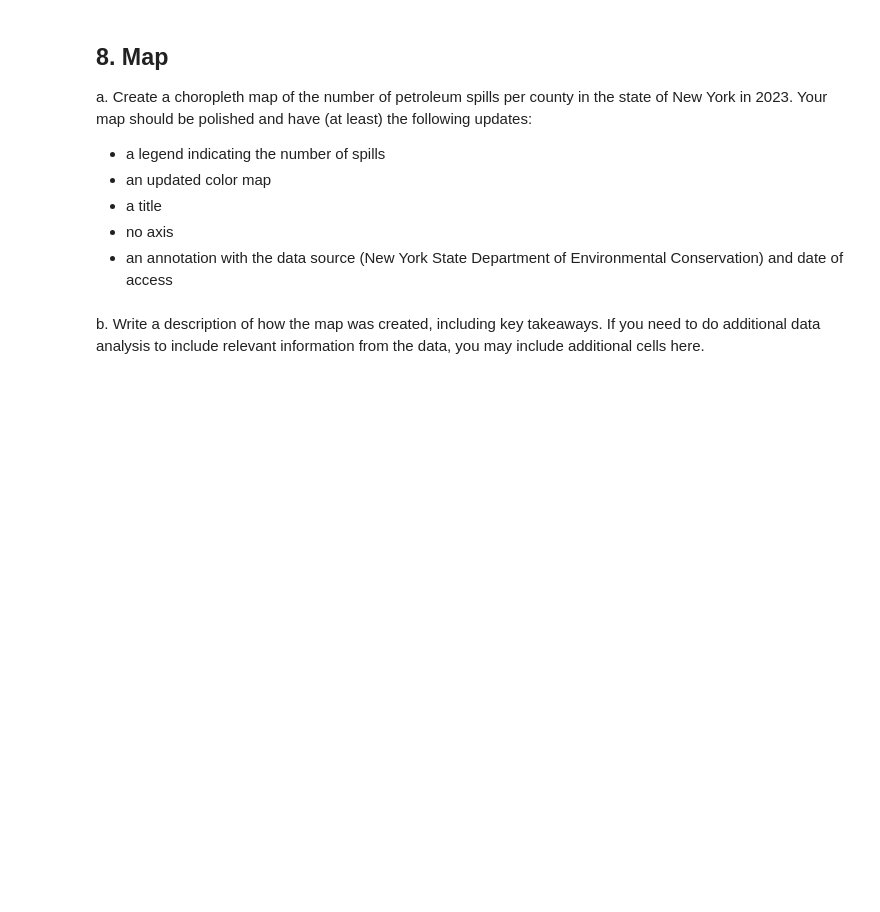
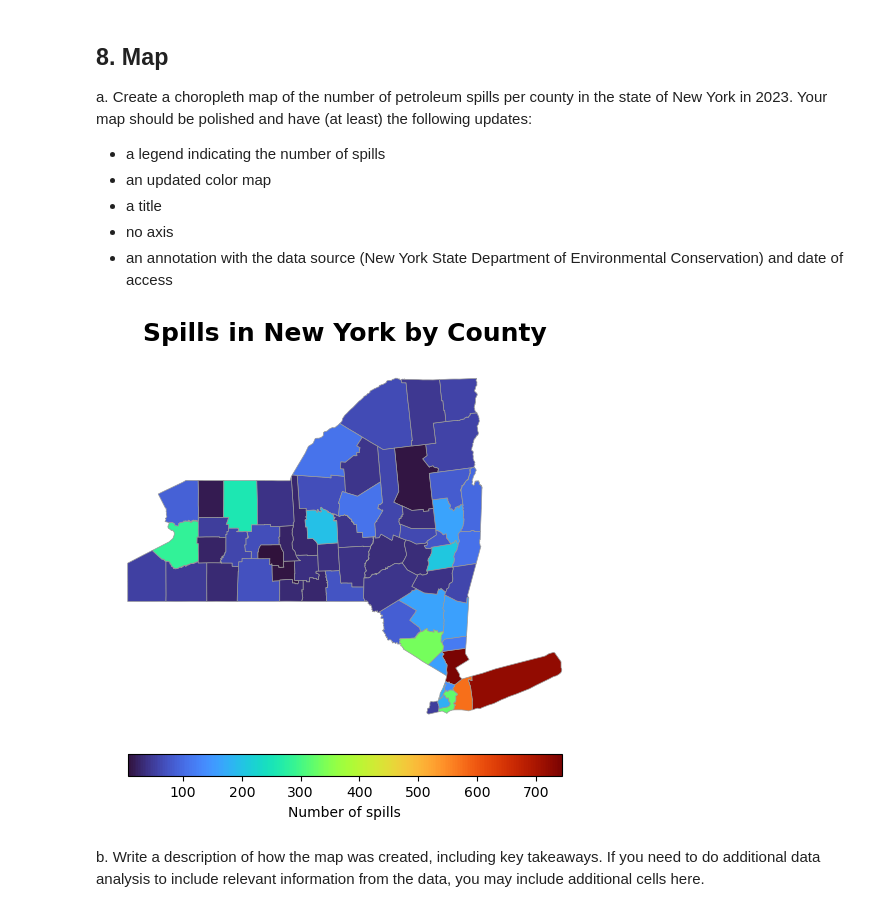
Before and after one commit to sofiiir/eds220-hwk3, a Jupyter notebook: hwk3-task1-spills.ipynb, the cells around one changed output. Cells and saved outputs as stored; diff of their text form; code cells hidden in the pictures; blank space fills up the shorter version.

Commit message:
Create final plot

```diff
--- a/hwk3-task1-spills.ipynb
+++ b/hwk3-task1-spills.ipynb
@@ -599,0 +615,3 @@ c. Since the Tuscarora Indian Reservation does not appear in the `ny_counties` d
+# %%
+# Add one spill to Niagara County to account for the Tuscarora Indian Reservation spill
+ny_counties.at[31, 'n_spills'] +=1
@@ -606,6 +630,35 @@ Your map should be polished and have (at least) the following updates:
 - a title
 - no axis
 - an annotation with the data source (New York State Department of Environmental Conservation) and date of access
+# %%
+fig, ax = plt.subplots(figsize=(8, 6))
+
+# Remove the axis for a cleaner map
+ax.axis('off')
+
+# Create choropleth map of communities
+# Plot with refined color and edge style
+ny_counties.plot(
+    ax=ax,
+    column='n_spills',
+    cmap='turbo',
+    legend=True,
+    edgecolor="0.6",
+    linewidth=0.5,
+    legend_kwds={
+        "shrink": 0.7,
+        "label": "Number of spills",
+        "orientation": "horizontal", # change orientation
+        "pad": 0.05
+    }
+)
+
+# Add title and subtitle for better context
+ax.set_title('Spills in New York by County', fontsize=18, weight='bold', pad=15)
+
+plt.show()
+# %% [output]
+[figure, added]
 # %% [markdown]
 b. Write a description of how the map was created, including key takeaways. If you need to do additional data analysis to include relevant information from the data, you may include additional cells here.
 # %% [markdown]
```
Also changed, not shown: parts of 14 cells of this notebook.
